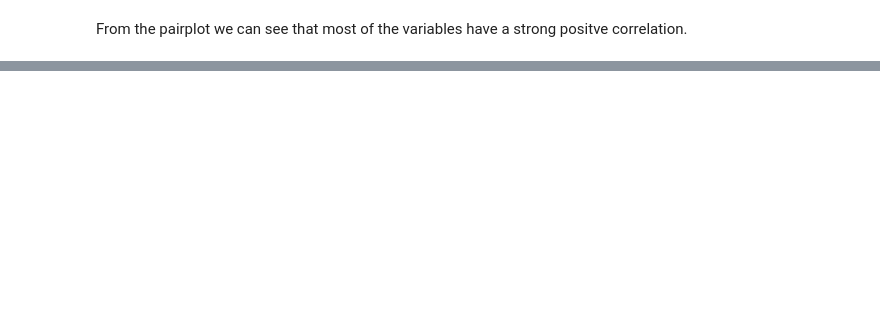
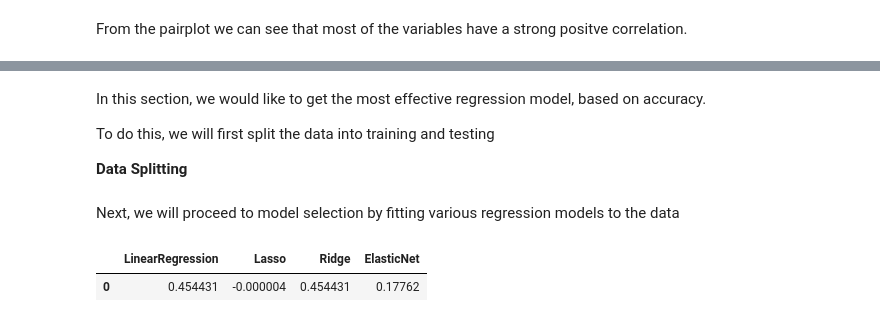
Before and after one commit to ics-projects/ML-Lab2-Clone, a Jupyter notebook: CAT1.ipynb, the cells around one changed output, grey strips where cells are left out. Saved outputs shown, nothing was run; the diff lists cells and outputs as text; code cells hidden in the pictures; blank space fills up the shorter version.

```diff
--- a/CAT1.ipynb
+++ b/CAT1.ipynb
@@ -103,0 +109,31 @@ From the pairplot we can see that most of the variables have a strong positve co
+# %% [markdown]
+In this section, we would like to get the most effective regression model, based on accuracy.
+
+To do this, we will first split the data into training and testing
+
+**Data Splitting**
+# %%
+all_features = list(final_data.columns)
+all_features
+X_2 = final_data.loc[:,all_features[0]:all_features[-2]].values
+y_2 = final_data.loc[:,[all_features[-1]]].values
+
+X_train, X_test, y_train, y_test = train_test_split(X_2, y_2, test_size=0.3, random_state=42)
+# %% [markdown]
+Next, we will proceed to model selection by fitting various regression models to the data
+# %%
+result = {}
+models = {'LinearRegression': linear_model.LinearRegression(),
+          'Lasso': linear_model.Lasso(),
+          'Ridge': linear_model.Ridge(),
+          'ElasticNet': linear_model.ElasticNet()}
+
+for i in models:
+  models[i].fit(X_train, y_train)
+  accuracy = models[i].score(X_test, y_test)
+  result[i] = [accuracy]
+
+pd.DataFrame(result)
+# %% [output]
+|  | LinearRegression | Lasso | Ridge | ElasticNet |
+| 0 | 0.454431 | -0.000004 | 0.454431 | 0.17762 |
```
Also changed, not shown: parts of 12 cells of this notebook.
